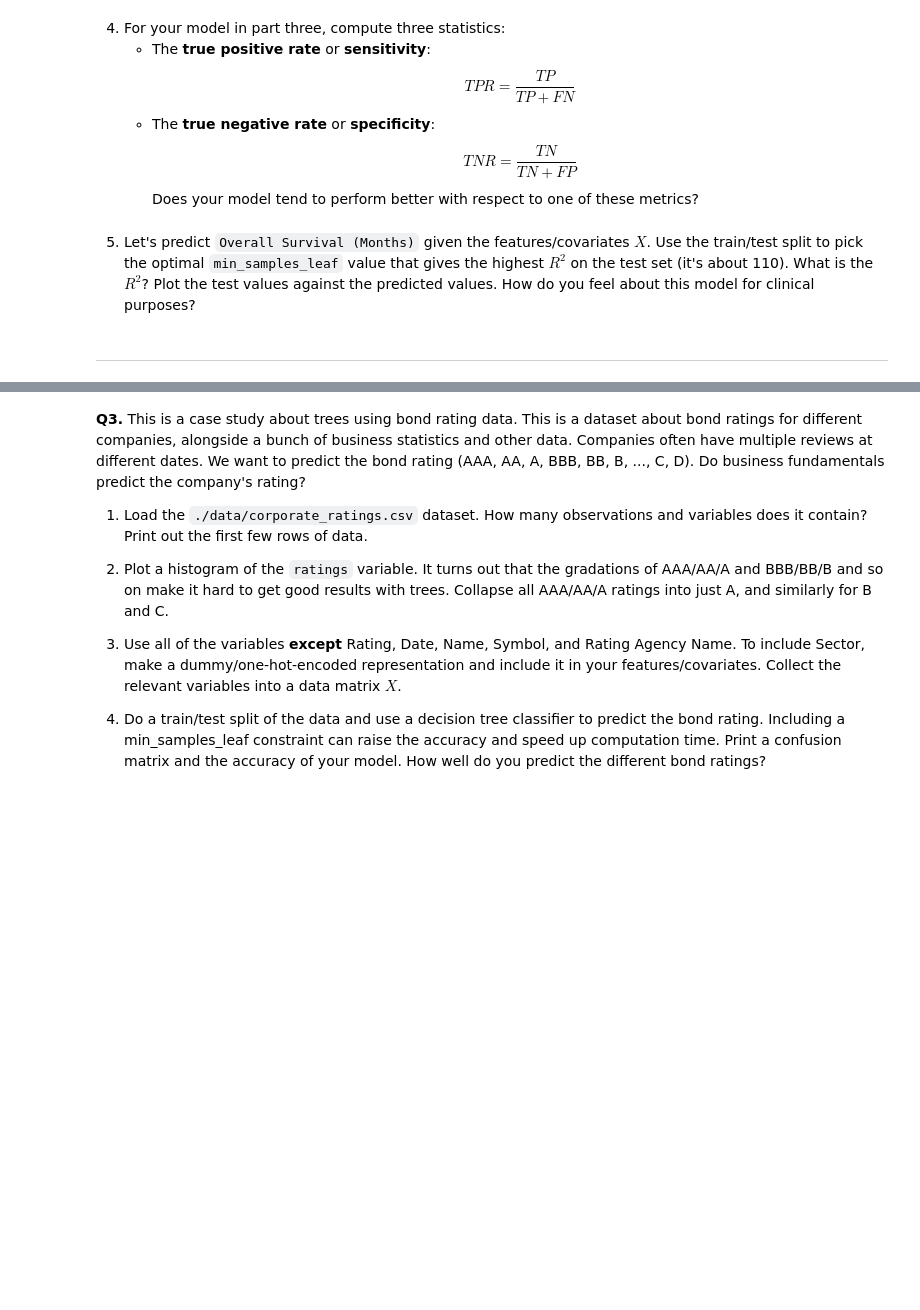
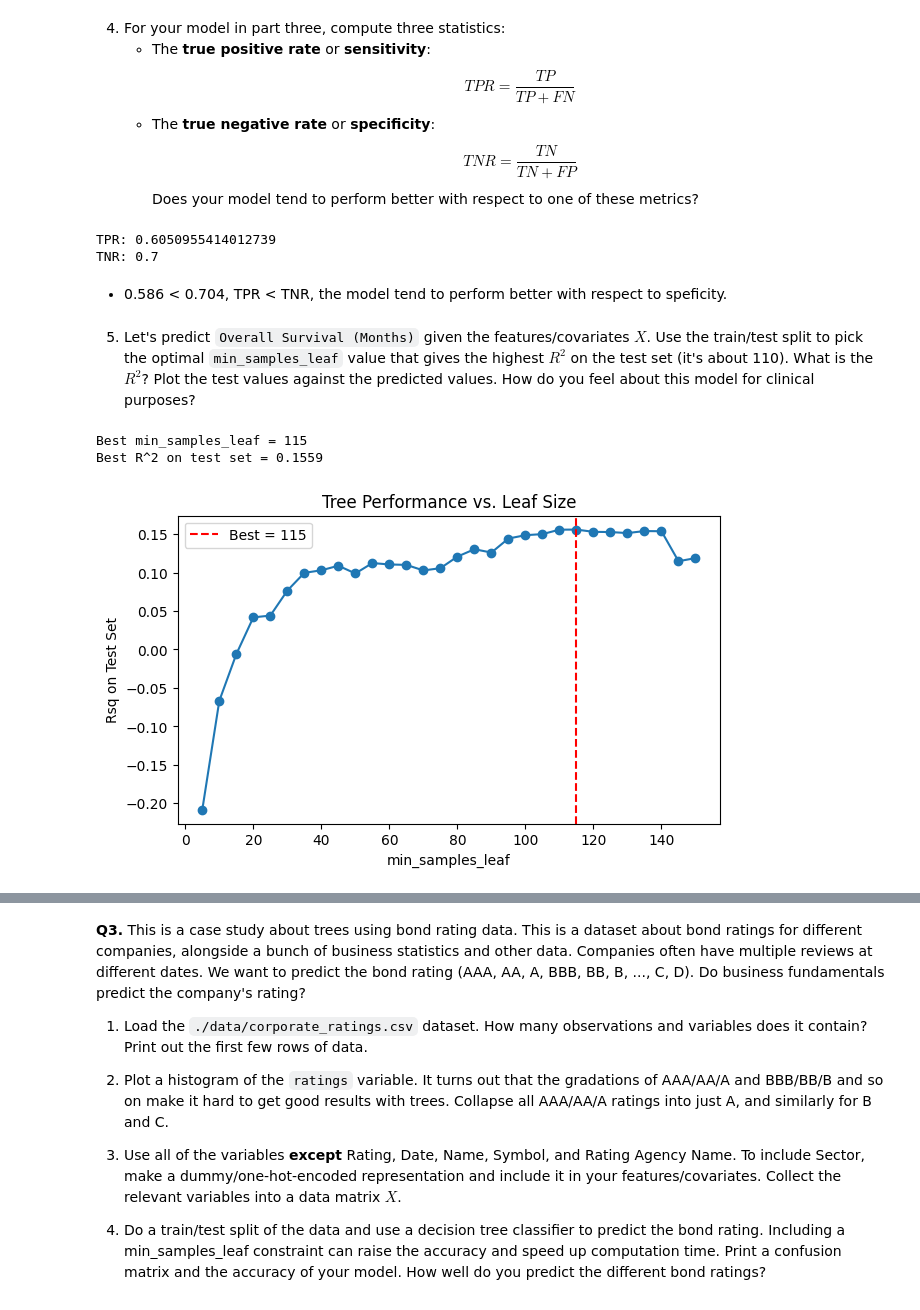
Before and after one commit to xec9cp/trees_assignment, a Jupyter notebook: assignment.ipynb, the cells around one changed output, grey strips where cells are left out. Drawn from its saved outputs; the diff is of its cells as text; code cells hidden in the pictures; blank space fills up the shorter version.

```diff
--- a/assignment.ipynb
+++ b/assignment.ipynb
@@ -112,8 +122,22 @@ ValueError: Found input variables with inconsistent numbers of samples: [2509, 1
         TNR = \dfrac{TN}{TN+FP}
         $$
     Does your model tend to perform better with respect to one of these metrics?
+# %%
+TP = tab.iloc[1,1]
+TN = tab.iloc[0,0]
+FN = tab.iloc[1,0]
+FP = tab.iloc[0,1]
+
+TPR = TP/(TP+FN)
+TNR = TN/(TN+FP)
+
+print("TPR:", TPR)
+print("TNR:", TNR)
+# %% [output]
+TPR: 0.6050955414012739
+TNR: 0.7
+# %% [markdown]
+- 0.586 < 0.704, TPR < TNR, the model tend to perform better with respect to speficity.
 # %% [markdown]
 
 5. Let's predict `Overall Survival (Months)` given the features/covariates $X$. Use the train/test split to pick the optimal `min_samples_leaf` value that gives the highest $R^2$ on the test set (it's about 110). What is the $R^2$? Plot the test values against the predicted values. How do you feel about this model for clinical purposes?
-# %% [markdown]
----
@@ -119,0 +147,49 @@ ValueError: Found input variables with inconsistent numbers of samples: [2509, 1
+# %%
+df2 = df.dropna(subset=['Overall Survival Status'])
+
+# Dummy variables:
+tumor_dummy = pd.get_dummies(df2['Tumor Stage'])
+chemo_dummy = pd.get_dummies(df2['Chemotherapy'])
+type_dummy = pd.get_dummies(df2['Cancer Type Detailed'])
+
+# rename columns
+tumor_dummy = tumor_dummy.rename(columns = {0.0: "tumor_0", 1.0: "tumor_1", 2.0: "tumor_2", 3.0: "tumor_3",
+                                                    4.0: "tumor_4", 5.0: "tumor_5"})
+chemo_dummy = chemo_dummy.rename(columns= {"No": "Chemo_No", "Yes": "Chemo_Yes"})
+vars = ["Tumor Size", "Lymph nodes examined positive", "Age at Diagnosis"]
+X = pd.concat([df2.loc[:,vars], tumor_dummy, chemo_dummy, type_dummy],axis=1)
+X.head()
+
+y = df2["Overall Survival (Months)"]
+
+# Train-test split:
+X_train, X_test, y_train, y_test = train_test_split(X,y,test_size=.2,random_state=100)
+# %%
+r2_scores = {}
+leaf_values = range(5, 151, 5)  # Try values from 5 to 150
+
+for leaf in leaf_values:
+    cart = DecisionTreeRegressor(min_samples_leaf=leaf, random_state=100)
+    cart.fit(X_train, y_train)
+    y_pred = cart.predict(X_test)
+    r2_scores[leaf] = r2_score(y_test, y_pred)
+
+best_leaf = max(r2_scores, key=r2_scores.get)
+best_r2 = r2_scores[best_leaf]
+
+print(f"Best min_samples_leaf = {best_leaf}")
+print(f"Best R^2 on test set = {best_r2:.4f}")
+# %% [output]
+Best min_samples_leaf = 115
+Best R^2 on test set = 0.1559
+# %%
+plt.figure(figsize=(7,4))
+plt.plot(list(r2_scores.keys()), list(r2_scores.values()), marker='o')
+plt.axvline(best_leaf, color='red', linestyle='--', label=f'Best = {best_leaf}')
+plt.xlabel("min_samples_leaf")
+plt.ylabel("Rsq on Test Set")
+plt.title("Tree Performance vs. Leaf Size")
+plt.legend()
+plt.show()
+# %% [output]
+[figure, added]
```
Also changed, not shown: parts of 11 cells of this notebook.
